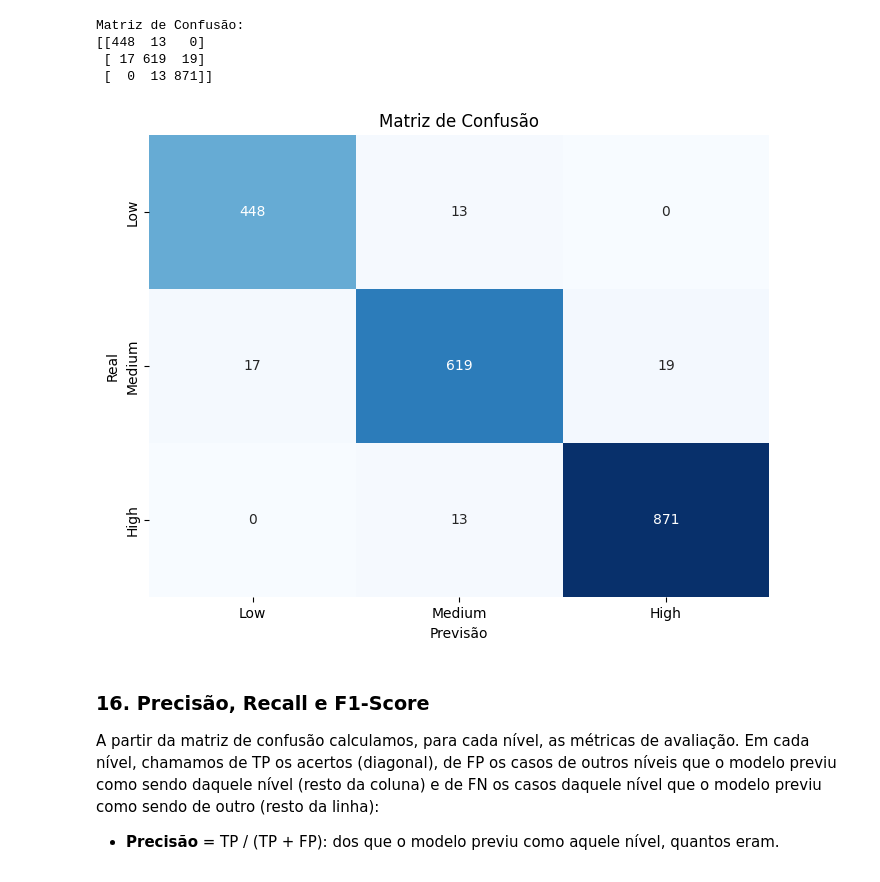
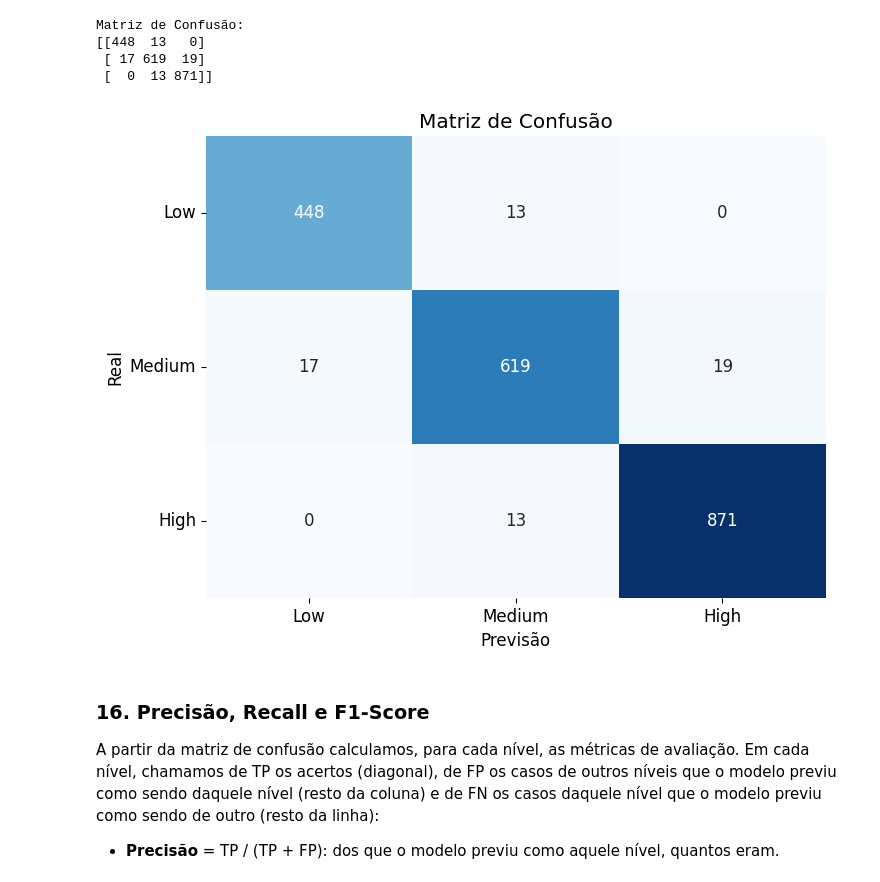
Before and after one commit to quinsan7/Classificao-do-Nivel-de-Emisso-de-Veiculos, a Jupyter notebook: Classificação_do_Nível_de_Emissão_de_Veículos.ipynb, the cells around one changed output. Saved outputs shown, nothing was run; the diff lists cells and outputs as text; code cells hidden in the pictures.

```diff
--- a/Classificação_do_Nível_de_Emissão_de_Veículos.ipynb
+++ b/Classificação_do_Nível_de_Emissão_de_Veículos.ipynb
@@ -30,6 +44,9 @@ import seaborn as sns
 from sklearn.model_selection import train_test_split, GridSearchCV
 from sklearn.svm import SVC
 from sklearn.metrics import accuracy_score, confusion_matrix
+
+# Aumente o tamanho da fonte dos gráficos
+plt.rcParams['font.size'] = 12
 # %% [markdown]
 ### **2. Carregamento dos Dados**
 
@@ -353,14 +370,15 @@ Matriz de Confusão:
 # %%
 # Mostre a matriz de forma gráfica
 plt.figure(figsize=(8, 6))
 sns.heatmap(cm, annot=True, fmt='d', cmap='Blues', cbar=False,
             xticklabels=labels, yticklabels=labels)
 plt.xlabel('Previsão')
 plt.ylabel('Real')
 plt.title('Matriz de Confusão')
+plt.yticks(rotation=0)
 plt.show()
 # %% [output]
-[figure, old version]
+[figure, new version]
 # %% [markdown]
 ### **16. Precisão, Recall e F1-Score**
 
```
Also changed, not shown: parts of 15 cells of this notebook.
